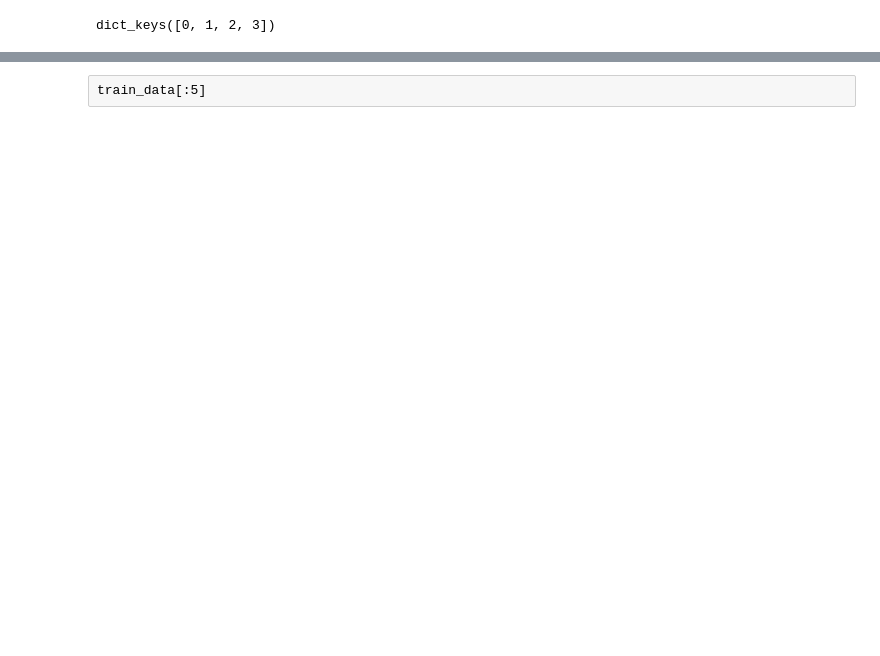
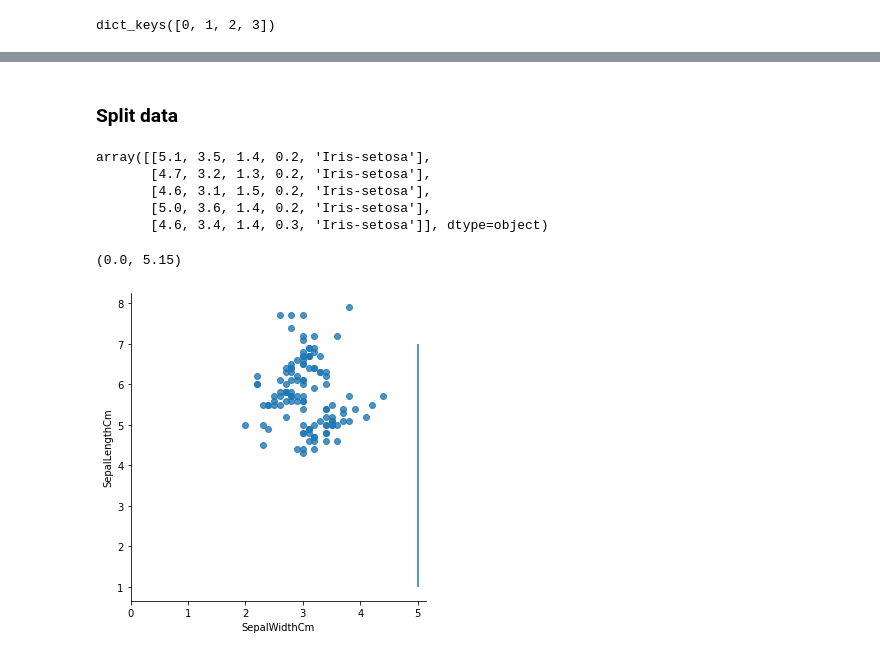
Before and after one commit to serinamarie/CS-Build-Sprint-1, a Jupyter notebook: decisiontreefunctions.ipynb, the cells around one changed output, grey strips where cells are left out. Saved outputs shown, nothing was run; the diff lists cells and outputs as text; code cells hidden in the pictures; blank space fills up the shorter version.

```diff
--- a/decisiontreefunctions.ipynb
+++ b/decisiontreefunctions.ipynb
@@ -188,2 +167,10 @@ plt.hlines(y=potential_splits[2], xmin=0, xmax=2.5);
-# %% [raw]
-train_data[:5]
+# %% [markdown]
+### Split data
+# %%
+train_data[:5]
+# %% [output]
+array([[5.1, 3.5, 1.4, 0.2, 'Iris-setosa'],
+       [4.7, 3.2, 1.3, 0.2, 'Iris-setosa'],
+       [4.6, 3.1, 1.5, 0.2, 'Iris-setosa'],
+       [5.0, 3.6, 1.4, 0.2, 'Iris-setosa'],
+       [4.6, 3.4, 1.4, 0.3, 'Iris-setosa']], dtype=object)
@@ -189,0 +197,7 @@ train_data[:5]
+# %%
+sns.lmplot(data=train, x="SepalWidthCm", y='SepalLengthCm', fit_reg=False)
+plt.vlines(x=5, ymin=1, ymax=7)
+plt.xlim(0, )
+# %% [output]
+(0.0, 5.15)
+[figure, added]
```
Also changed, not shown: parts of 10 cells of this notebook.
